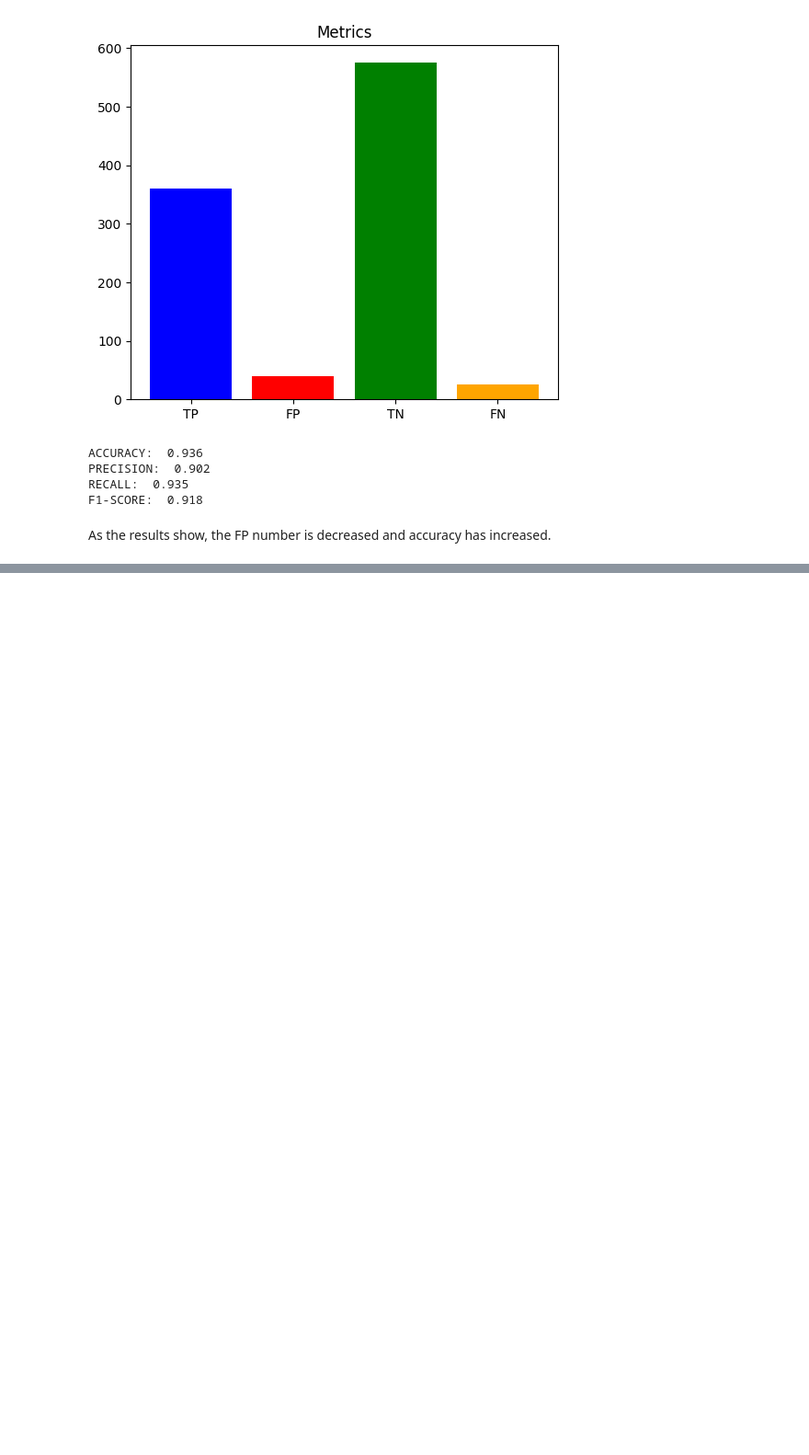
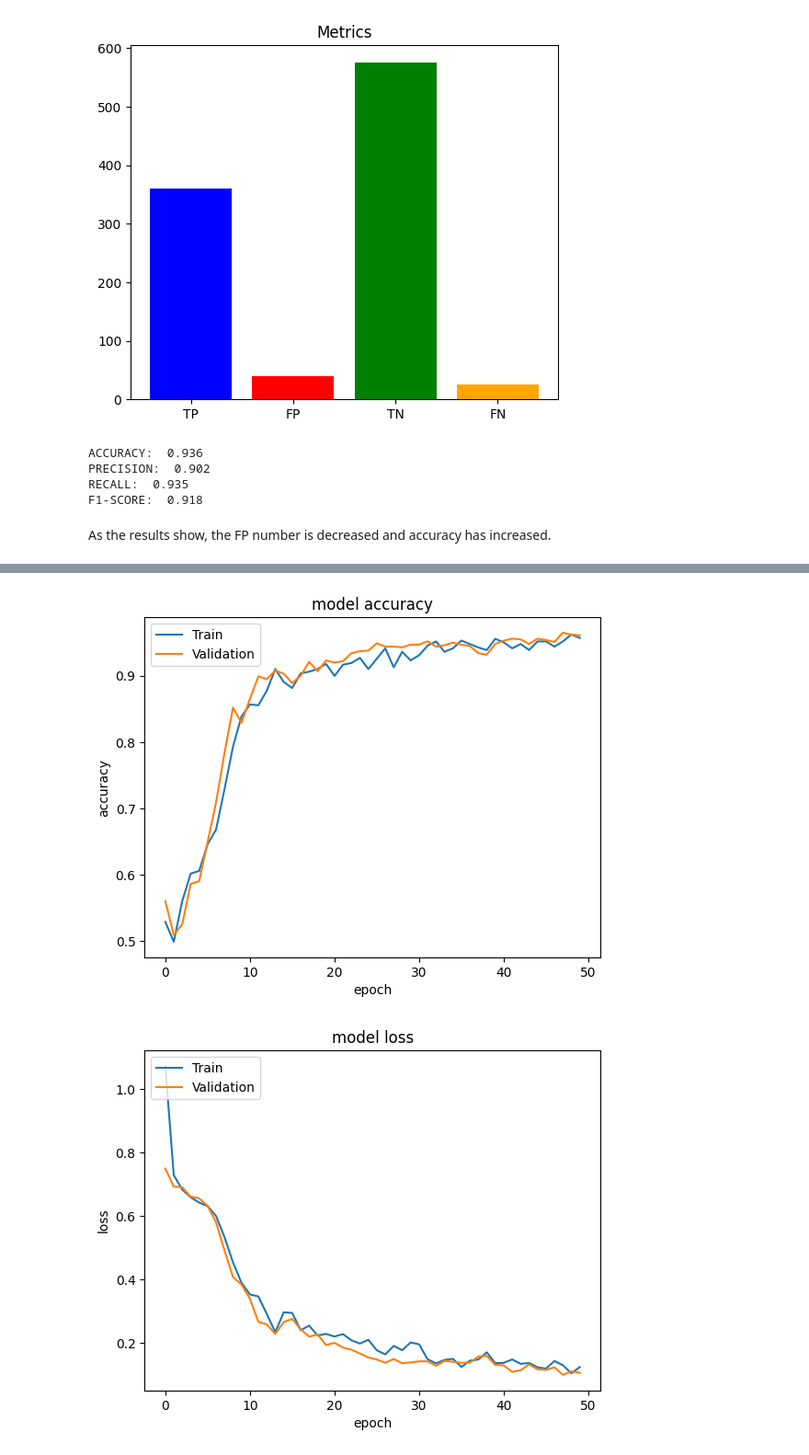
Before and after one commit to alessiapontiggia/VISIOPE-project, a Jupyter notebook: proj_visiope.ipynb, the cells around one changed output, grey strips where cells are left out. Shown at 92% size. Cells and saved outputs as stored; diff of their text form; code cells hidden in the pictures; blank space fills up the shorter version.

```diff
--- a/proj_visiope.ipynb
+++ b/proj_visiope.ipynb
@@ -941,0 +949,22 @@ As the results show, the FP number is decreased and accuracy has increased.
+# %%
+model = tf.keras.models.Sequential( [tf.keras.layers.Conv2D(16, (5,5), activation = 'relu', input_shape = (200,200,3)),
+                                    tf.keras.layers.MaxPool2D(2,2),
+                                    #
+                                    tf.keras.layers.Conv2D(32, (5,5), activation='relu'),
+                                    tf.keras.layers.MaxPool2D(2,2),
+                                    #
+                                    tf.keras.layers.Conv2D(64, (5,5), activation ='relu'),
+                                    tf.keras.layers.MaxPool2D(2,2),
+                                    #
+                                    tf.keras.layers.Flatten(),
+                                    #
+                                    tf.keras.layers.Dense(512, activation='relu'),
+                                    #
+                                    tf.keras.layers.Dropout(0.5),
+                                    #
+                                    tf.keras.layers.Dense(1, activation='sigmoid')
+                                    ])
+# %%
+model.compile(loss='binary_crossentropy', optimizer=Adam(learning_rate=0.001), metrics='accuracy')
+# %%
+callback = tf.keras.callbacks.EarlyStopping(monitor='val_accuracy', patience=10, restore_best_weights=True)
@@ -941,0 +973,6 @@ As the results show, the FP number is decreased and accuracy has increased.
+# %%
+model_fit = model.fit(training_set,
+                      steps_per_epoch = 3,
+                      epochs = 50,
+                      callbacks=[callback],
+                      validation_data = validation_set)
@@ -941,0 +997,19 @@ As the results show, the FP number is decreased and accuracy has increased.
+# %%
+plt.plot(model.history.history['accuracy'])
+plt.plot(model.history.history['val_accuracy'])
+plt.title('model accuracy')
+plt.ylabel('accuracy')
+plt.xlabel('epoch')
+plt.legend(['Train', 'Validation'], loc='upper left')
+plt.show()
+# summarize history for loss
+plt.plot(model.history.history['loss'])
+plt.plot(model.history.history['val_loss'])
+plt.title('model loss')
+plt.ylabel('loss')
+plt.xlabel('epoch')
+plt.legend(['Train', 'Validation'], loc='upper left')
+plt.show()
+# %% [output]
+[figure, added]
+[figure, added]
```
Also changed, not shown: parts of 8 cells of this notebook.
